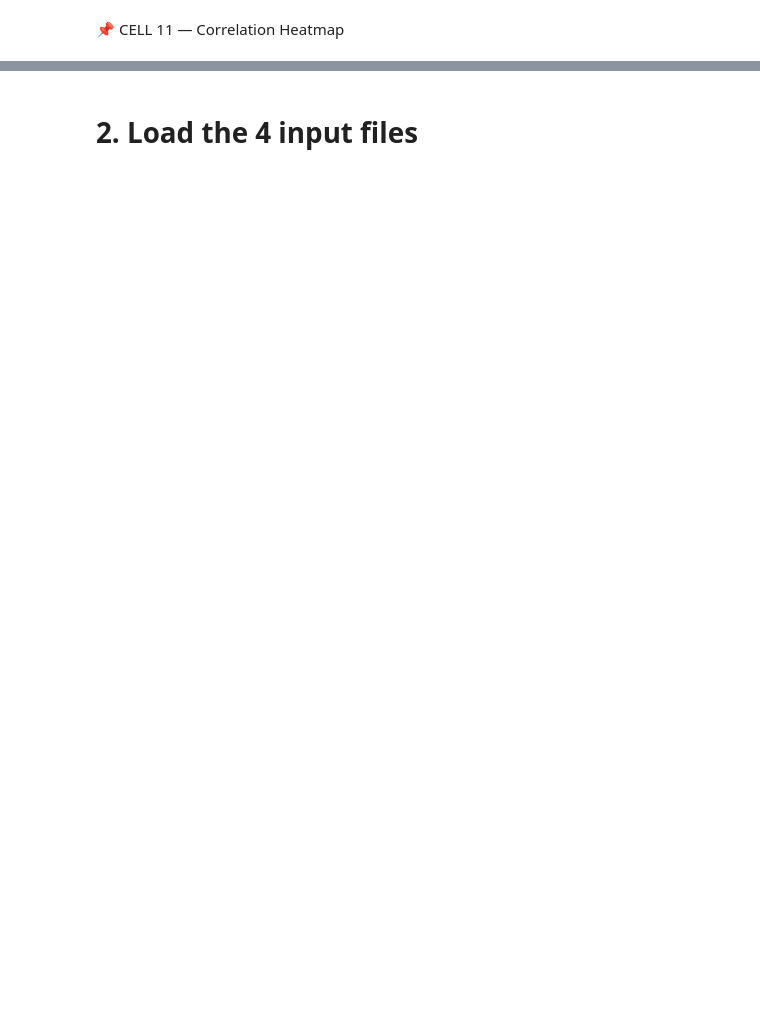
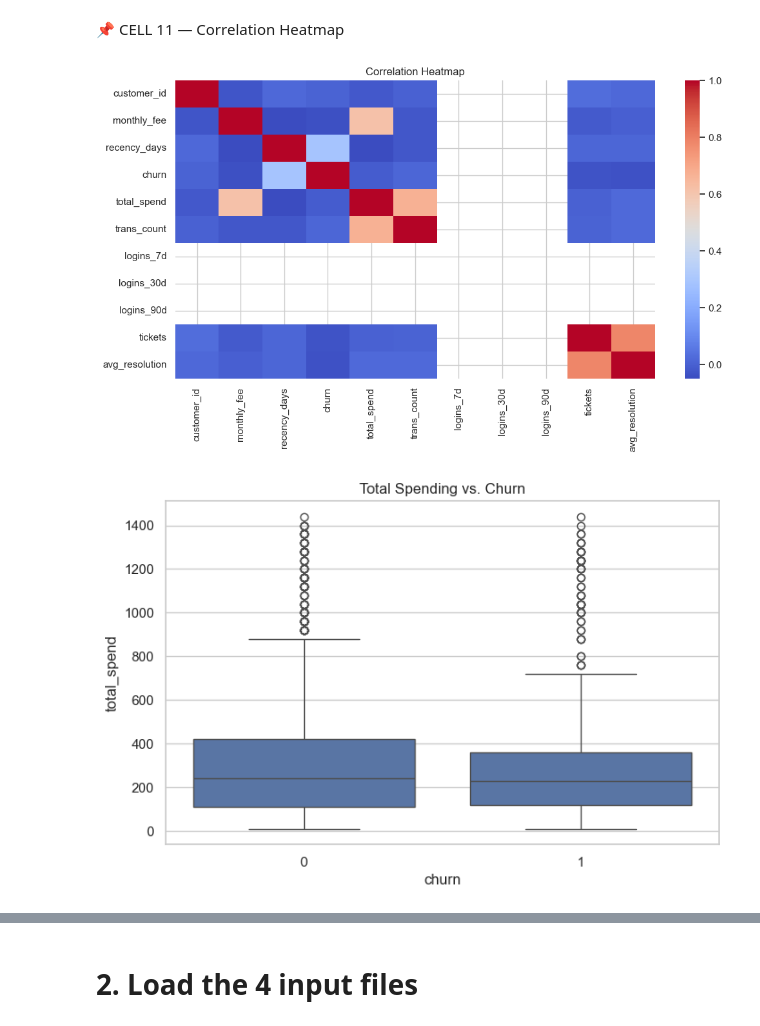
Before and after one commit to jamilmrt/-Customer-Churn-Prediction-CLTV-Estimation, a Jupyter notebook: notebooks/notebook.ipynb, the cells around one changed output, grey strips where cells are left out. Drawn from its saved outputs; the diff is of its cells as text; code cells hidden in the pictures; blank space fills up the shorter version.

```diff
--- a/notebooks/notebook.ipynb
+++ b/notebooks/notebook.ipynb
@@ -109,11 +181,14 @@ df.head()
 📌 CELL 11 — Correlation Heatmap
 # %%
 plt.figure(figsize=(12,6))
-sns.heatmap(df.corr(), annot=False, cmap="coolwarm")
+sns.heatmap(df.select_dtypes(include=['number']).corr(),  cmap="coolwarm", annot=False)
 plt.title("Correlation Heatmap")
 plt.show()
 # Spending vs. Churn
 plt.figure(figsize=(8,5))
 sns.boxplot(data=df, x="churn", y="total_spend")
 plt.title("Total Spending vs. Churn")
 plt.show()
+# %% [output]
+[figure, added]
+[figure, added]
```
Also changed, not shown: parts of 28 cells of this notebook, 4 other files.
